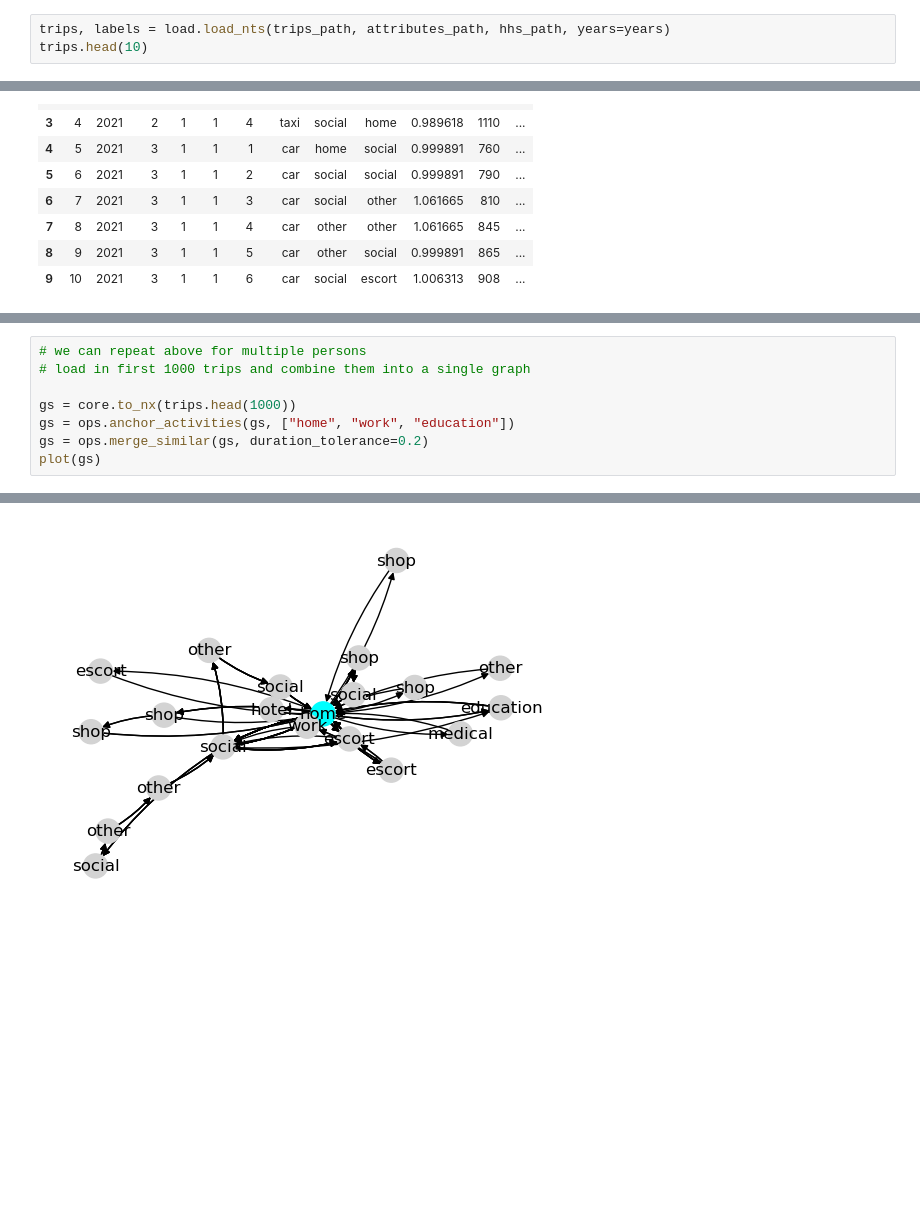
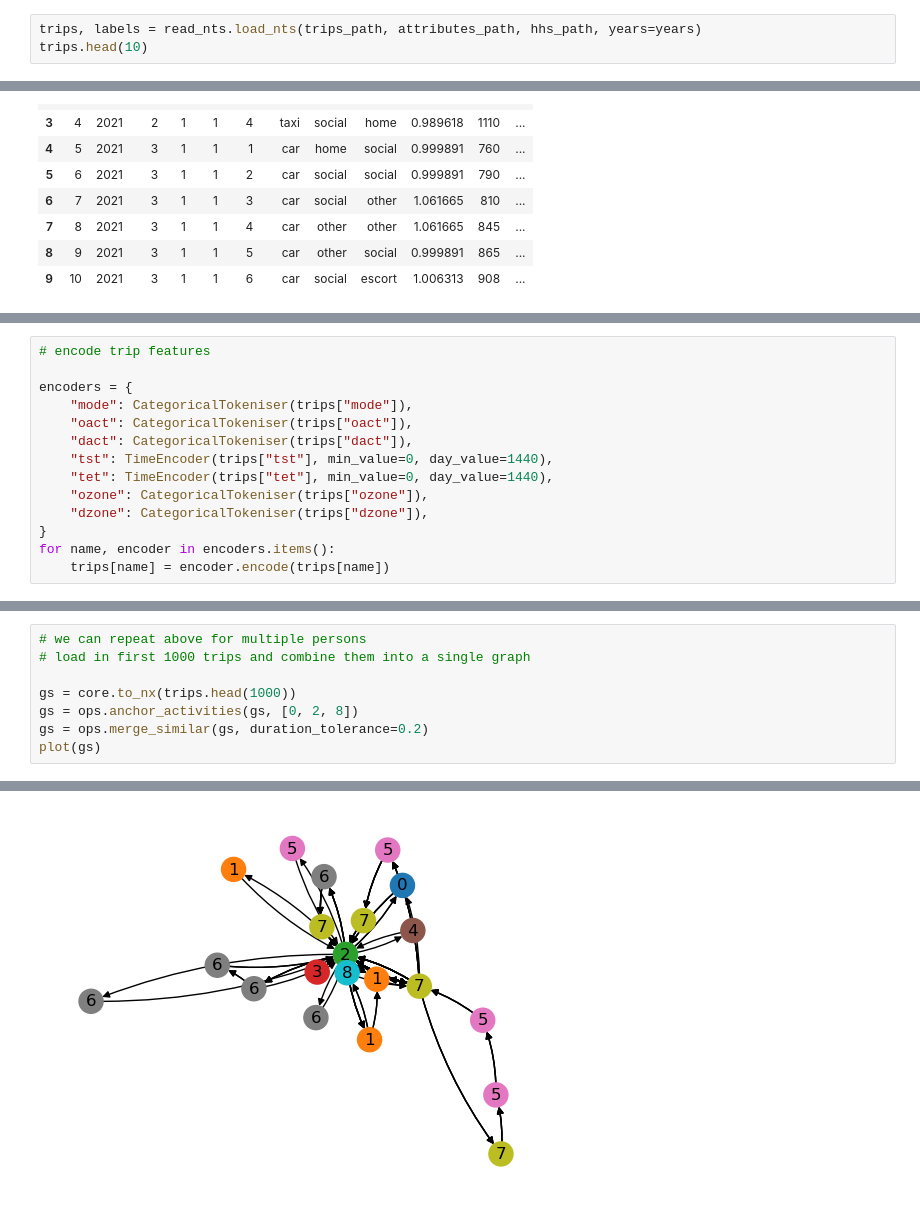
Before and after one commit to fredshone/ntsx, a Jupyter notebook: demo.ipynb, the cells around one changed output, grey strips where cells are left out. Saved outputs shown, nothing was run; the diff lists cells and outputs as text; blank space fills up the shorter version.

Commit message:
adds some encoders

```diff
--- a/demo.ipynb
+++ b/demo.ipynb
@@ -21,7 +24,7 @@ years = [2021]
 write_dir = Path("tmp")
 write_dir.mkdir(exist_ok=True)
 # %%
-trips, labels = load.load_nts(trips_path, attributes_path, hhs_path, years=years)
+trips, labels = read_nts.load_nts(trips_path, attributes_path, hhs_path, years=years)
 trips.head(10)
 # %% [output]
 HIDs in people and households do not match, attempting to fix...
@@ -49,0 +71,14 @@ load.label_mapping(labels).head()
+# %%
+# encode trip features
+
+encoders = {
+    "mode": CategoricalTokeniser(trips["mode"]),
+    "oact": CategoricalTokeniser(trips["oact"]),
+    "dact": CategoricalTokeniser(trips["dact"]),
+    "tst": TimeEncoder(trips["tst"], min_value=0, day_value=1440),
+    "tet": TimeEncoder(trips["tet"], min_value=0, day_value=1440),
+    "ozone": CategoricalTokeniser(trips["ozone"]),
+    "dzone": CategoricalTokeniser(trips["dzone"]),
+}
+for name, encoder in encoders.items():
+    trips[name] = encoder.encode(trips[name])
@@ -130,7 +183,7 @@ for day, g in ops.iter_days_masked(merged_g):
 # load in first 1000 trips and combine them into a single graph
 
 gs = core.to_nx(trips.head(1000))
-gs = ops.anchor_activities(gs, ["home", "work", "education"])
+gs = ops.anchor_activities(gs, [0, 2, 8])
 gs = ops.merge_similar(gs, duration_tolerance=0.2)
 plot(gs)
 # %% [output]
@@ -138,4 +191,4 @@ Warning: overwriting act from home to education
-[figure, old version]
+[figure, new version]
 # %%
 for day, g in ops.iter_days(gs):
     plot(g, figsize=(3, 3))
```
Also changed, not shown: parts of 11 cells of this notebook, 13 other files.
